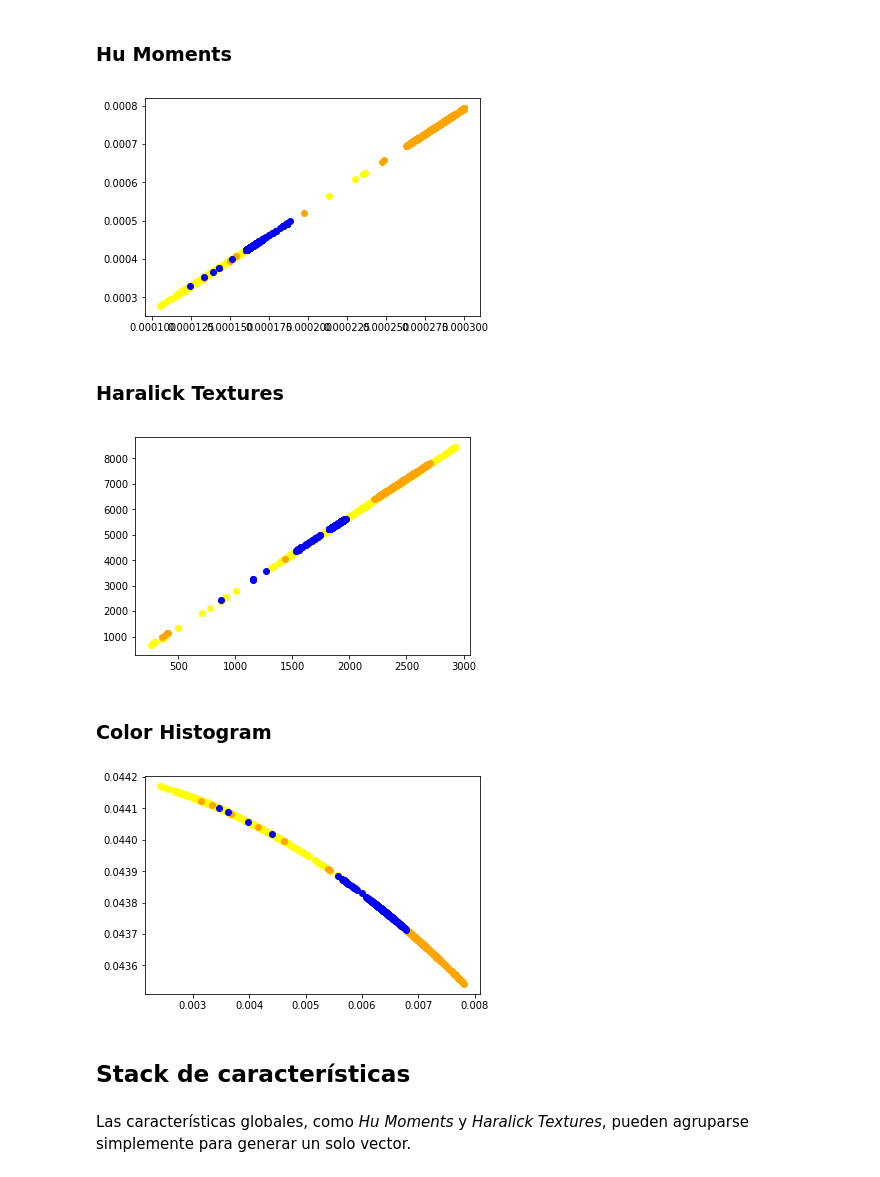
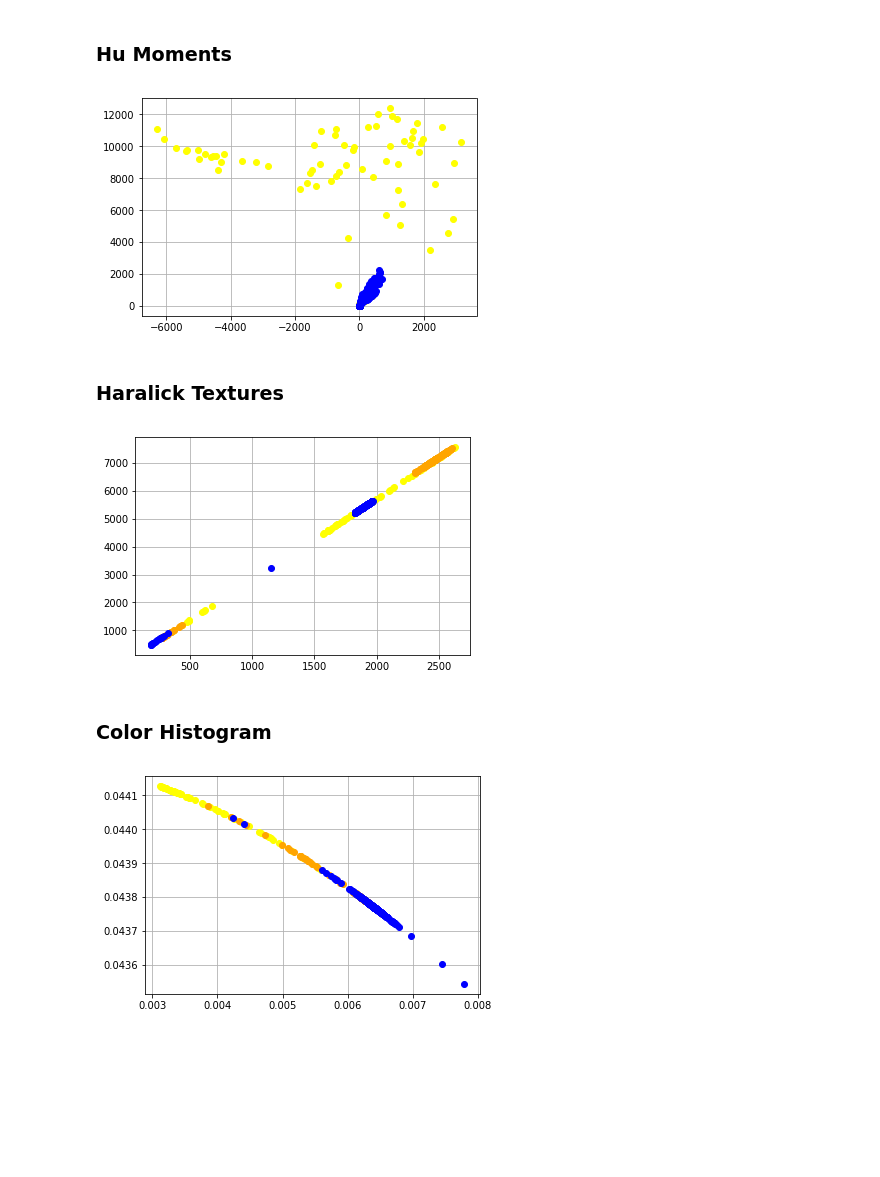
Before and after one commit to gonzafernan/fruit-classifier, a Jupyter notebook: 04-extraccion.ipynb, the cells around one changed output. Saved outputs shown, nothing was run; the diff lists cells and outputs as text; code cells hidden in the pictures; blank space fills up the shorter version.

```diff
--- a/04-extraccion.ipynb
+++ b/04-extraccion.ipynb
@@ -93,12 +93,15 @@ lemon = io.ImageCollection('./data/lemon/*.png:./data/lemon/*.jpg')
 
 banana_gray = []
 banana_n = []
+banana_edge = []
 
 orange_gray = []
 orange_n = []
+orange_edge = []
 
 lemon_gray = []
 lemon_n = []
+lemon_edge = []
 
 i = 0
 for i in range(0, len(banana)-1):
@@ -106,6 +109,7 @@ for i in range(0, len(banana)-1):
     #aux = imgClean(aux, mode='cv')
     banana_n.append(aux)
     banana_gray.append(img2gray(banana_n[i], mode='cv'))
+    banana_edge.append(imgEdge(banana_gray[i]))
 
 i = 0
 for i in range(0, len(orange)-1):
@@ -113,6 +117,7 @@ for i in range(0, len(orange)-1):
     #aux = imgClean(aux, mode='cv')
     orange_n.append(aux)
     orange_gray.append(img2gray(orange_n[i], mode='cv'))
+    orange_edge.append(imgEdge(orange_gray[i]))
 
 i = 0
 for i in range(0, len(lemon)-1):
@@ -120,6 +125,7 @@ for i in range(0, len(lemon)-1):
     #aux = imgClean(aux, mode='cv')
     lemon_n.append(aux)
     lemon_gray.append(img2gray(lemon_n[i], mode='cv'))
+    lemon_edge.append(imgEdge(lemon_gray[i]))
 # %% [markdown]
 ## Histograma de Gradientes Orientados (HOG)
 # %% [markdown]
@@ -128,5 +134,5 @@ Se utiliza el algoritmo **HOG** porque la documentación indica que es muy adecu
 from skimage.feature import hog
 
 def m_hog(image):
-    feature = hog(image).ravel()
+    feature = hog(image, block_norm='L2-Hys').ravel()
     return feature
@@ -170,9 +201,9 @@ ax2.grid(True)
 # %% [markdown]
 ### Entre banana, naranja y limón
 # %%
-b_fhm = hu_moments(banana_gray[0])
-o_fhm = hu_moments(orange_gray[0])
-l_fhm = hu_moments(lemon_gray[0])
+b_fhm = hu_moments(banana_edge[0])
+o_fhm = hu_moments(orange_edge[0])
+l_fhm = hu_moments(lemon_edge[0])
 
 f, (ax0, ax1, ax2) = plt.subplots(1, 3, figsize=(15, 5))
 
@@ -300,0 +334,23 @@ def stats(arr):
+# %%
+#f, (ax0, ax1, ax2) = plt.subplots(1, 3, figsize = (15, 5))
+a, ax = plt.subplots()
+
+for fruit in banana_gray:
+    b_fhog = m_hog(fruit)
+    med, dstd = stats(b_fhog)
+    ax.plot(med, dstd, 'o', color='yellow')
+#ax0.set_title('banana haralick textures')
+
+for fruit in orange_gray:
+    o_fhog = m_hog(fruit)
+    med, dstd = stats(o_fhog)
+    ax.plot(med, dstd, 'o', color='orange')
+#ax1.set_title('orange haralick textures')
+
+for fruit in lemon_gray:
+    l_fhog = m_hog(fruit)
+    med, dstd = stats(l_fhog)
+    ax.plot(med, dstd, 'o', color='blue')
+#ax2.set_title('lemon haralick textures')
+
+ax.grid(True)
@@ -303,26 +361,28 @@ def stats(arr):
 # %%
 #f, (ax0, ax1, ax2) = plt.subplots(1, 3, figsize = (15, 5))
 a, ax = plt.subplots()
 
-for fruit in banana_gray:
+for fruit in banana_edge:
     b_fhm = hu_moments(fruit)
     med, dstd = stats(b_fhm)
     ax.plot(med, dstd, 'o', color='yellow')
 #ax0.set_title('banana haralick textures')
 
-for fruit in orange_gray:
+for fruit in orange_edge:
     o_fhm = hu_moments(fruit)
     med, dstd = stats(o_fhm)
     ax.plot(med, dstd, 'o', color='orange')
 #ax1.set_title('orange haralick textures')
 
-for fruit in lemon_gray:
+for fruit in lemon_edge:
     l_fhm = hu_moments(fruit)
     med, dstd = stats(l_fhm)
     ax.plot(med, dstd, 'o', color='blue')
 #ax2.set_title('lemon haralick textures')
+
+ax.grid(True)
 # %% [output]
-[figure, old version]
+[figure, new version]
 # %% [markdown]
 ### Haralick Textures
 # %%
@@ -346,8 +406,10 @@ for fruit in lemon_gray:
     med, dstd = stats(l_fht)
     ax.plot(med, dstd, 'o', color='blue')
 #ax2.set_title('lemon haralick textures')
+
+ax.grid(True)
 # %% [output]
-[figure, old version]
+[figure, new version]
 # %% [markdown]
 ### Color Histogram
 # %%
@@ -371,9 +433,7 @@ for fruit in lemon_n:
     med, dstd = stats(l_fch)
     ax.plot(med, dstd, 'o', color='blue')
 #ax2.set_title('lemon haralick textures')
+
+ax.grid(True)
 # %% [output]
-[figure, old version]
+[figure, new version]
-# %% [markdown]
-## Stack de características
-# %% [markdown]
-Las características globales, como _Hu Moments_ y _Haralick Textures_, pueden agruparse simplemente para generar un solo vector.
```
Also changed, not shown: parts of 14 cells of this notebook, 39 other files.
